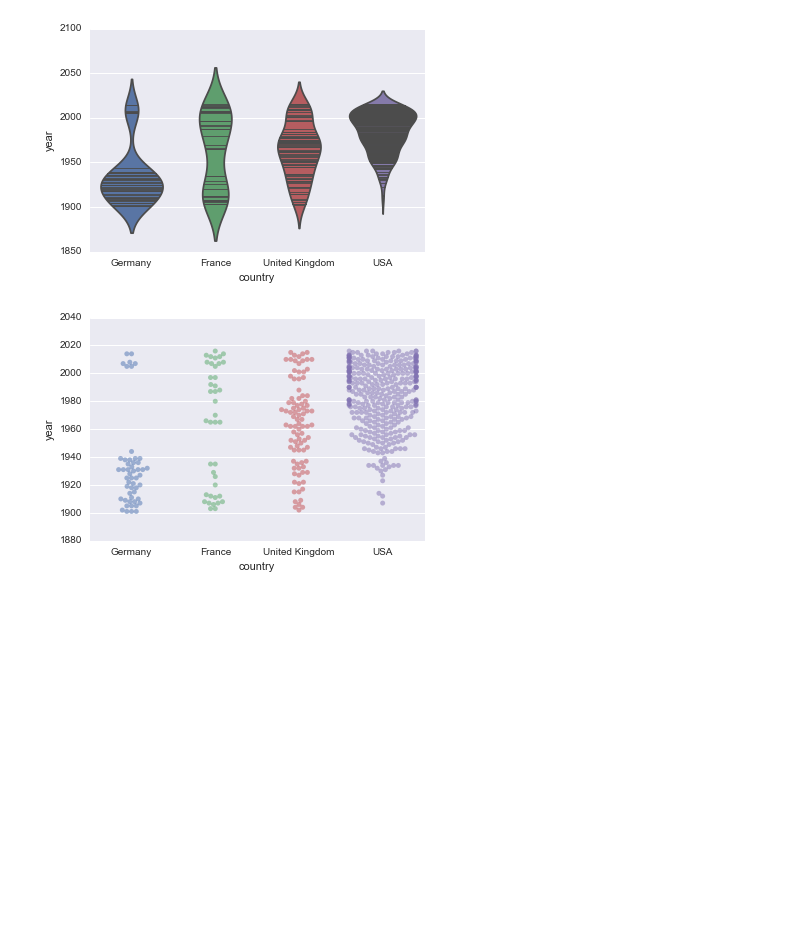
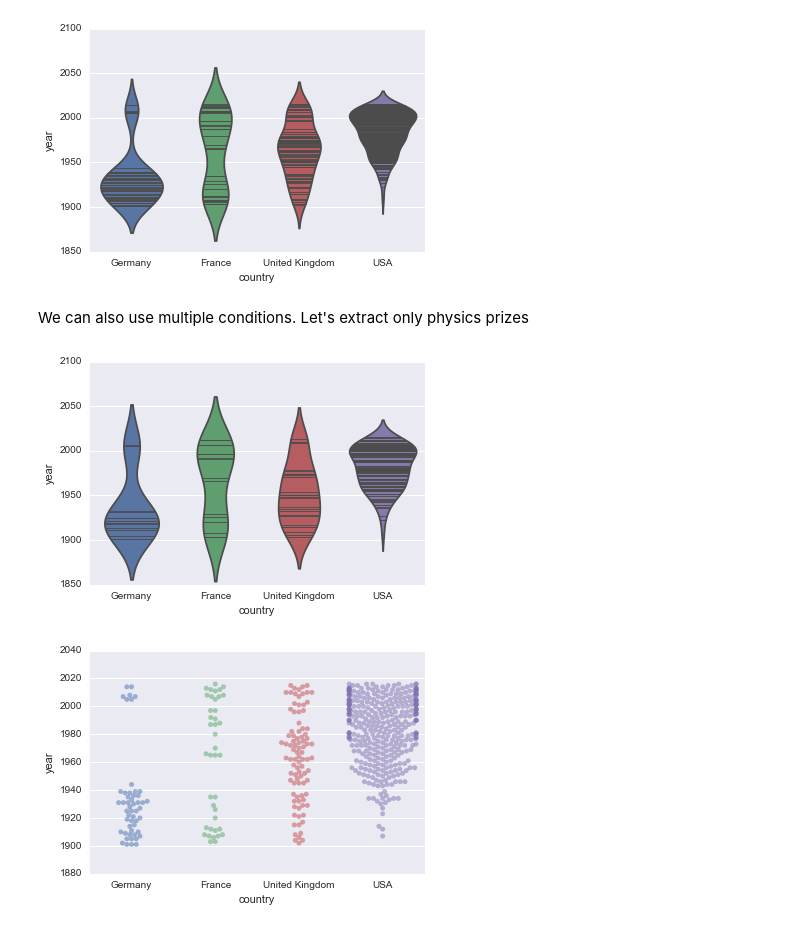
Before and after one commit to coderefinery/jupyter-retired, a Jupyter notebook: 02_dataexplore.ipynb, the cells around one changed output. Drawn from its saved outputs; the diff is of its cells as text; code cells hidden in the pictures; blank space fills up the shorter version.

```diff
--- a/02_dataexplore.ipynb
+++ b/02_dataexplore.ipynb
@@ -218,6 +283,13 @@ nobel2 = nobel.loc[nobel['country'].isin(countries)]
 sns.violinplot(y="year", x="country",inner="stick", data=nobel2);
 # %% [output]
 [figure]
+# %% [markdown]
+We can also use multiple conditions. Let's extract only physics prizes
+# %%
+nobel3 = nobel.loc[nobel['country'].isin(countries) & nobel['category'].isin(['physics'])]
+sns.violinplot(y="year", x="country",inner="stick", data=nobel3);
+# %% [output]
+[figure, added]
 # %%
 sns.swarmplot(y="year", x="country", data=nobel2, alpha=.5);
 # %% [output]
```
Also changed, not shown: parts of 13 cells of this notebook.
